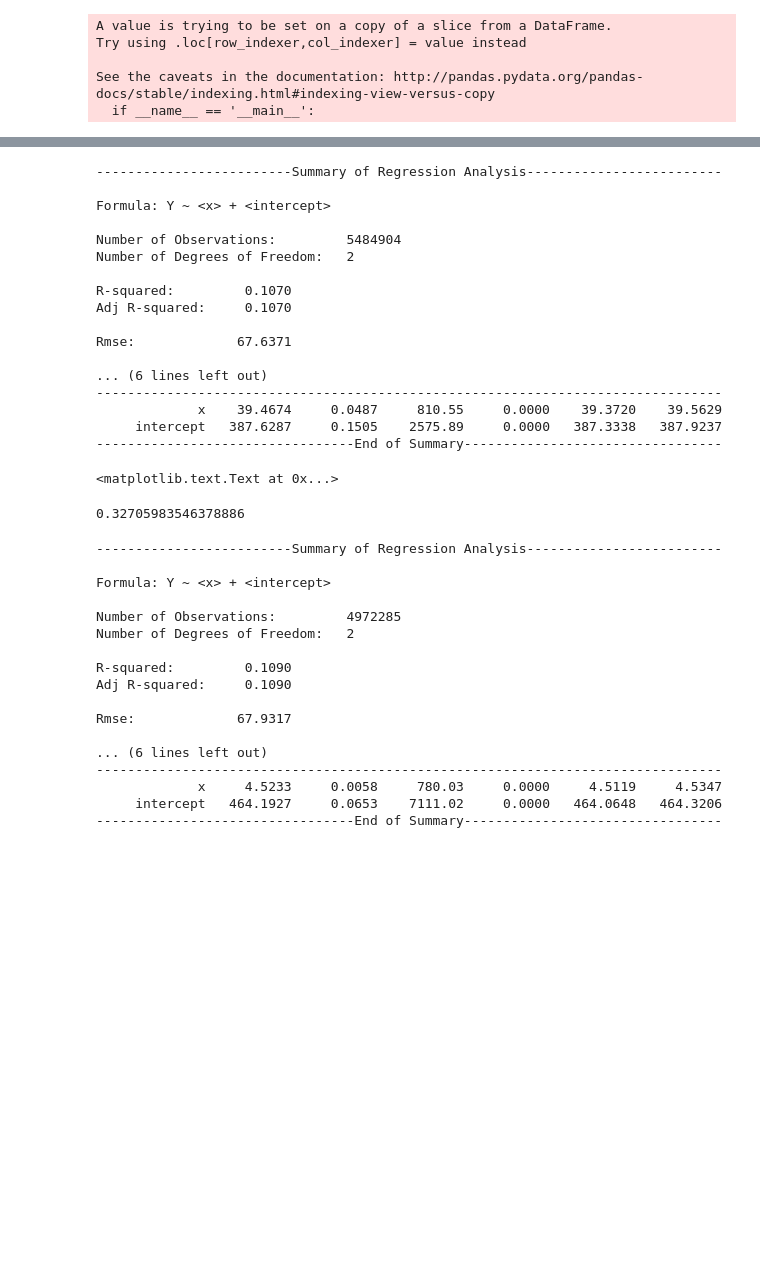
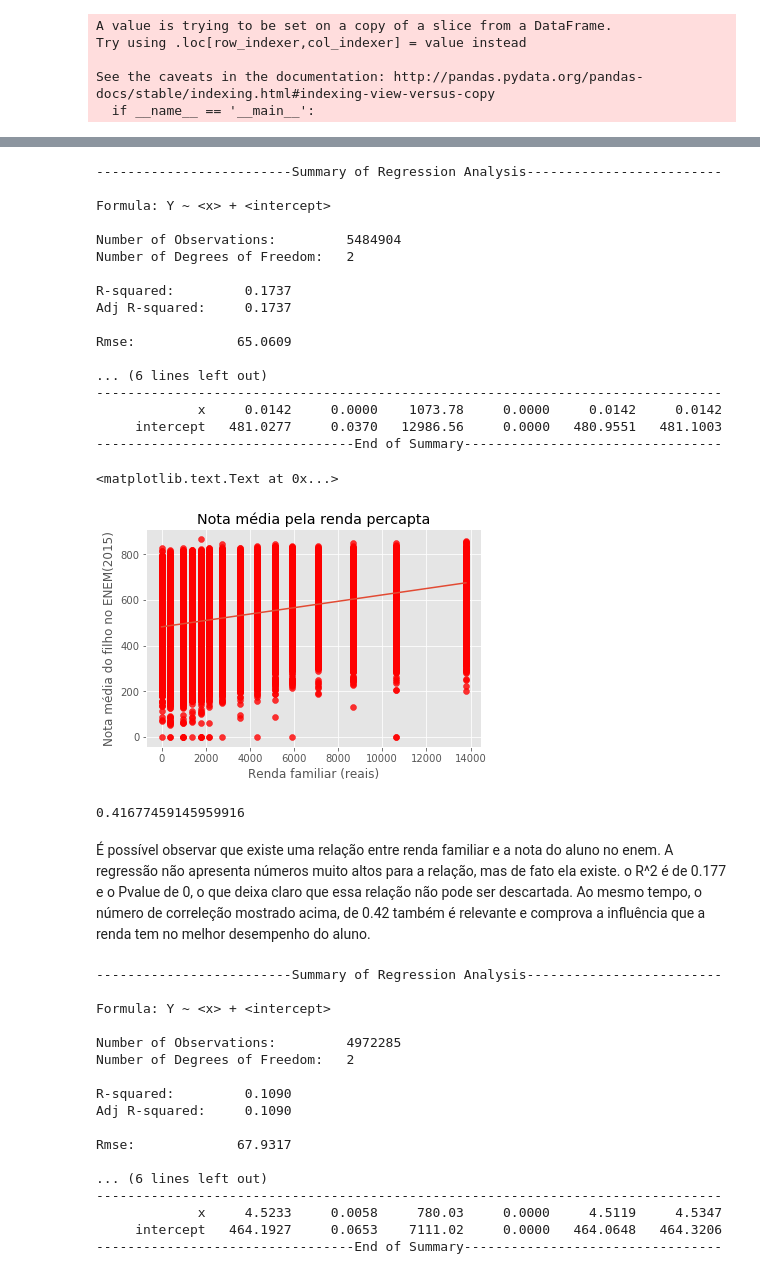
Before and after one commit to manucirne/Projeto3_CD, a Jupyter notebook: Projeto3 - Manoela Campos.ipynb, the cells around one changed output, grey strips where cells are left out. Saved outputs shown, nothing was run; the diff lists cells and outputs as text; code cells hidden in the pictures; blank space fills up the shorter version.

Commit message:
Projeto final sem gráficos em 3D, mas com regressão múltipla

```diff
--- a/Projeto3 - Manoela Campos.ipynb
+++ b/Projeto3 - Manoela Campos.ipynb
@@ -159,5 +138,5 @@ DADOS15
 # %%
-pd.ols(x=DADOS15.RENDALOG, y=DADOS15.MEDIA_NOTAS)
+pd.ols(x=DADOS15.RENDAQT, y=DADOS15.MEDIA_NOTAS)
 # %% [output]
 -------------------------Summary of Regression Analysis-------------------------
 
@@ -166,28 +145,31 @@ Formula: Y ~ <x> + <intercept>
 Number of Observations:         5484904
 Number of Degrees of Freedom:   2
 
-R-squared:         0.1070
-Adj R-squared:     0.1070
+R-squared:         0.1737
+Adj R-squared:     0.1737
 
-Rmse:             67.6371
+Rmse:             65.0609
 
 ... (6 lines left out)
 --------------------------------------------------------------------------------
-             x    39.4674     0.0487     810.55     0.0000    39.3720    39.5629
-     intercept   387.6287     0.1505    2575.89     0.0000   387.3338   387.9237
+             x     0.0142     0.0000    1073.78     0.0000     0.0142     0.0142
+     intercept   481.0277     0.0370   12986.56     0.0000   480.9551   481.1003
 ---------------------------------End of Summary---------------------------------
 # %%
-plt.scatter(DADOS15.RENDALOG,DADOS15.MEDIA_NOTAS, c='red', alpha=0.8)
-plt.plot((DADOS15.RENDALOG.min(),DADOS15.RENDALOG.max()),(39.4674*DADOS15.RENDALOG.min()+387.6287,39.4674*DADOS15.RENDALOG.max()+387.6287))
-plt.title('nota média pela renda percapta')
-plt.xlabel('renda familiar (reais)')
-plt.ylabel('nota média do filho no ENEM(2015)')
+plt.scatter(DADOS15.RENDAQT,DADOS15.MEDIA_NOTAS, c='red', alpha=0.8)
+plt.plot((DADOS15.RENDAQT.min(),DADOS15.RENDAQT.max()),(0.0140*DADOS15.RENDAQT.min()+482.4972,0.0140*DADOS15.RENDAQT.max()+482.4972))
+plt.title('Nota média pela renda percapta')
+plt.xlabel('Renda familiar (reais)')
+plt.ylabel('Nota média do filho no ENEM(2015)')
 # %% [output]
 <matplotlib.text.Text at 0x...>
+[figure, added]
 # %%
-DADOS15.RENDALOG.corr( DADOS15.MEDIA_NOTAS)
+DADOS15.RENDAQT.corr( DADOS15.MEDIA_NOTAS)
 # %% [output]
-0.32705983546378886
+0.41677459145959916
+# %% [markdown]
+É possível observar que existe uma relação entre renda familiar e a nota do aluno no enem. A regressão não apresenta números muito altos para a relação, mas de fato ela existe. o R^2 é de 0.177 e o Pvalue de 0, o que deixa claro que essa relação não pode ser descartada. Ao mesmo tempo, o número de correleção mostrado acima, de 0.42 também é relevante e comprova a influência que a renda tem no melhor desempenho do aluno.
 # %%
 DADOS15.loc[(DADOS15.ESTUDO_PAI=='NUNCA'),'ESTUDOPQT'] = 1
 DADOS15.loc[(DADOS15.ESTUDO_PAI=='5ANO INCOMPLETO'),'ESTUDOPQT'] = 4
```
Also changed, not shown: parts of 38 cells of this notebook.
